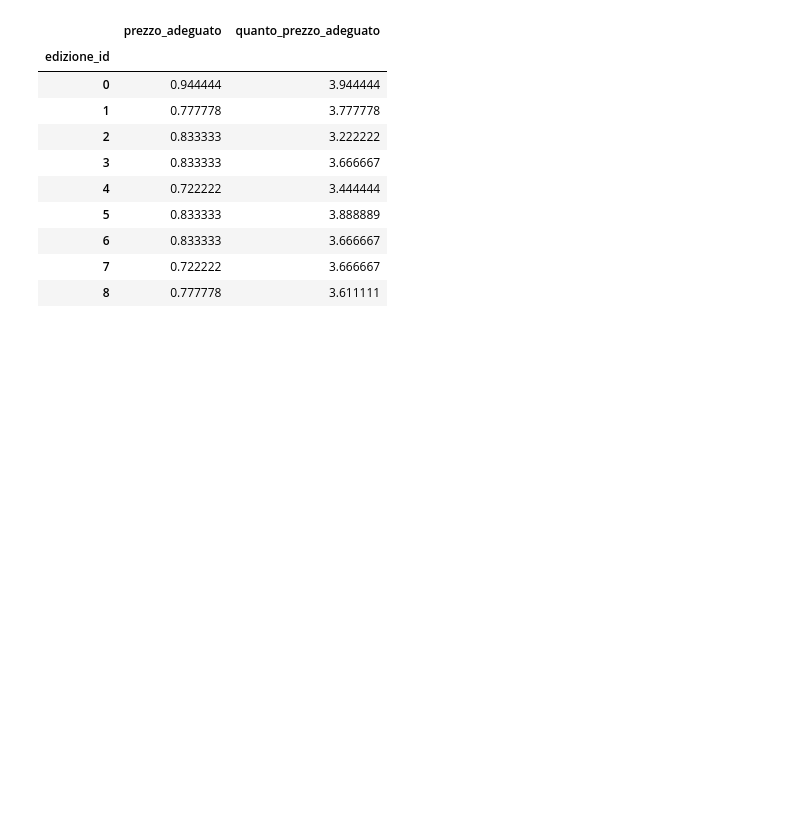
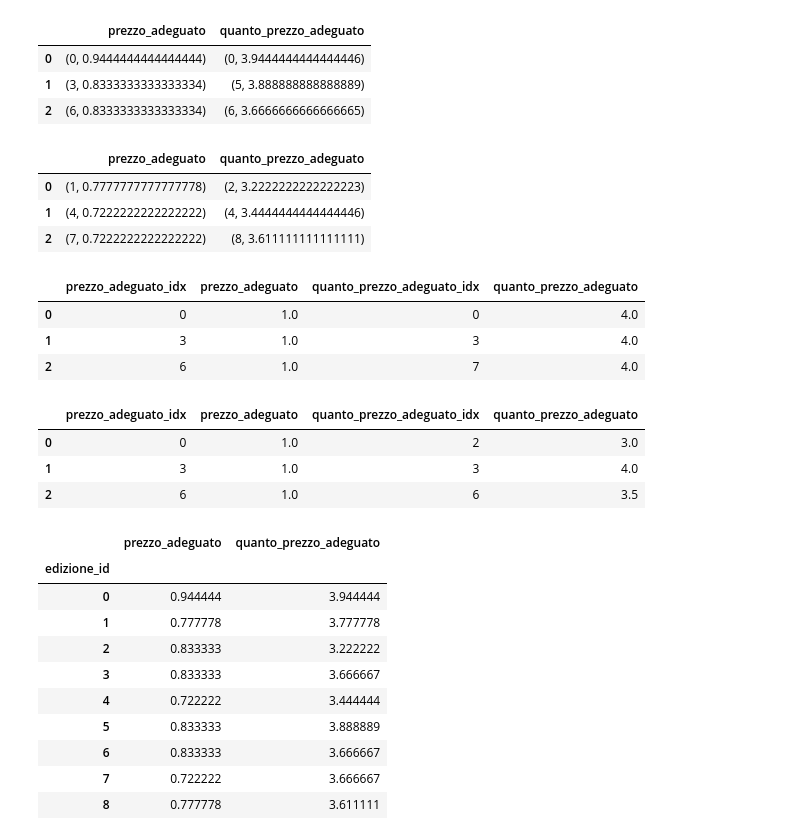
Before and after one commit to canta2899/crowdsourcing-experiment, a Jupyter notebook: pyAnalysis/analysis.ipynb, the cells around one changed output. Saved outputs shown, nothing was run; the diff lists cells and outputs as text; code cells hidden in the pictures; blank space fills up the shorter version.

Commit message:
Added that deadly table

```diff
--- a/pyAnalysis/analysis.ipynb
+++ b/pyAnalysis/analysis.ipynb
@@ -468,0 +319,64 @@ display(max_edition)
+# %%
+"""
+ - Mean adequacy
+ - Median adequacy
+ - Max adequacy
+ - Min adequacy
+"""
+
+# MEAN
+mean_edition = df_data\
+    .groupby('edizione_id')\
+    .mean()
+
+print("=============== MEAN ===============")
+display(mean_edition)
+
+# MEDIAN
+median_edition = df_data\
+    .groupby('edizione_id')\
+    .median()
+
+print("=============== MEDIAN ===============")
+display(median_edition)
+
+
+import operator
+def get_adequate(df, operator):
+
+    adequate = {
+        'prezzo_adeguato_idx': [],
+        'prezzo_adeguato': [],
+        'quanto_prezzo_adeguato_idx': [],
+        'quanto_prezzo_adeguato': []
+    }
+
+    for edition, row in df.iterrows():
+        idx = int(edition / 3)
+        adequate_price = row['prezzo_adeguato']
+        how_much_adequate = row['quanto_prezzo_adeguato']
+
+        if len(adequate['prezzo_adeguato']) <= idx:
+            adequate['prezzo_adeguato_idx'].append(edition)
+            adequate['prezzo_adeguato'].append(adequate_price)
+        elif operator(adequate_price, adequate['prezzo_adeguato'][idx]):
+            adequate['prezzo_adeguato_idx'][idx] = edition
+            adequate['prezzo_adeguato'][idx] = adequate_price
+
+        if len(adequate['quanto_prezzo_adeguato']) <= idx:
+            adequate['quanto_prezzo_adeguato_idx'].append(edition)
+            adequate['quanto_prezzo_adeguato'].append(how_much_adequate)
+        elif operator(how_much_adequate, adequate['quanto_prezzo_adeguato'][idx]):
+            adequate['quanto_prezzo_adeguato_idx'][idx] = edition
+            adequate['quanto_prezzo_adeguato'][idx] = how_much_adequate
+    return pd.DataFrame(adequate)
+
+most_adequate_mean = get_adequate(mean_edition, operator.gt)
+lesser_adequate_mean = get_adequate(mean_edition, operator.lt)
+
+most_adequate_median = get_adequate(median_edition, operator.gt)
+lesser_adequate_median = get_adequate(median_edition, operator.lt)
+
+display(most_adequate_mean, lesser_adequate_mean)
+display(most_adequate_median, lesser_adequate_median)
+# %% [output]
@@ -469,3 +407,19 @@ display(max_edition)
+|  | prezzo_adeguato | quanto_prezzo_adeguato |
+| 0 | (0, 0.9444444444444444) | (0, 3.9444444444444446) |
+| 1 | (3, 0.8333333333333334) | (5, 3.888888888888889) |
+| 2 | (6, 0.8333333333333334) | (6, 3.6666666666666665) |
+|  | prezzo_adeguato | quanto_prezzo_adeguato |
+| 0 | (1, 0.7777777777777778) | (2, 3.2222222222222223) |
+| 1 | (4, 0.7222222222222222) | (4, 3.4444444444444446) |
+| 2 | (7, 0.7222222222222222) | (8, 3.611111111111111) |
+|  | prezzo_adeguato_idx | prezzo_adeguato | quanto_prezzo_adeguato_idx | quanto_prezzo_adeguato |
+| 0 | 0 | 1.0 | 0 | 4.0 |
+| 1 | 3 | 1.0 | 3 | 4.0 |
+| 2 | 6 | 1.0 | 7 | 4.0 |
+|  | prezzo_adeguato_idx | prezzo_adeguato | quanto_prezzo_adeguato_idx | quanto_prezzo_adeguato |
+| 0 | 0 | 1.0 | 2 | 3.0 |
+| 1 | 3 | 1.0 | 3 | 4.0 |
+| 2 | 6 | 1.0 | 6 | 3.5 |
 # %%
 """
 Calcolate le seguenti misure per ciascuna edizione:
```
Also changed, not shown: parts of 17 cells of this notebook, 9 other files.
